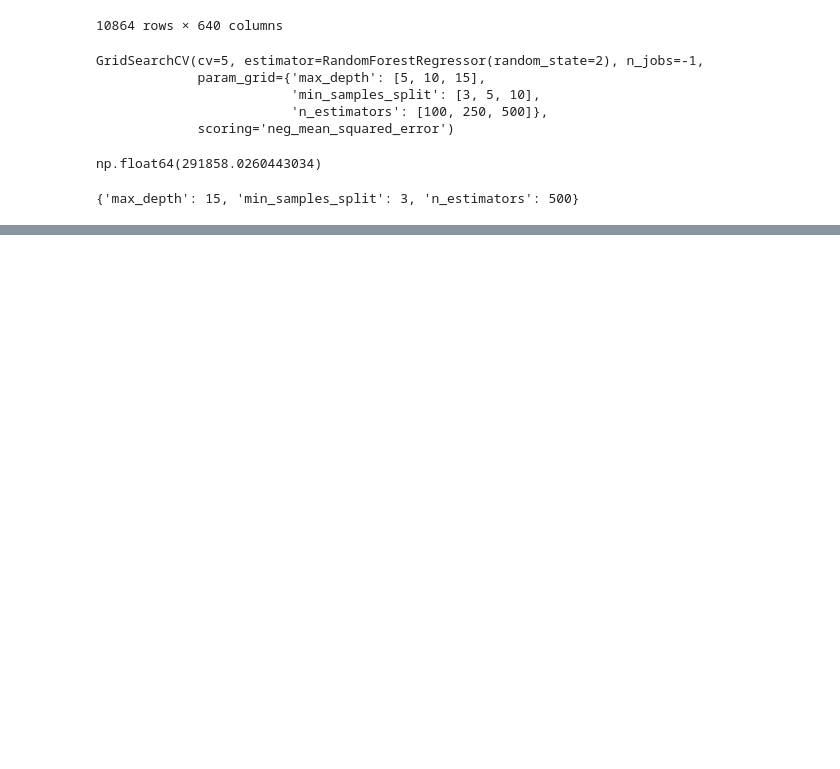
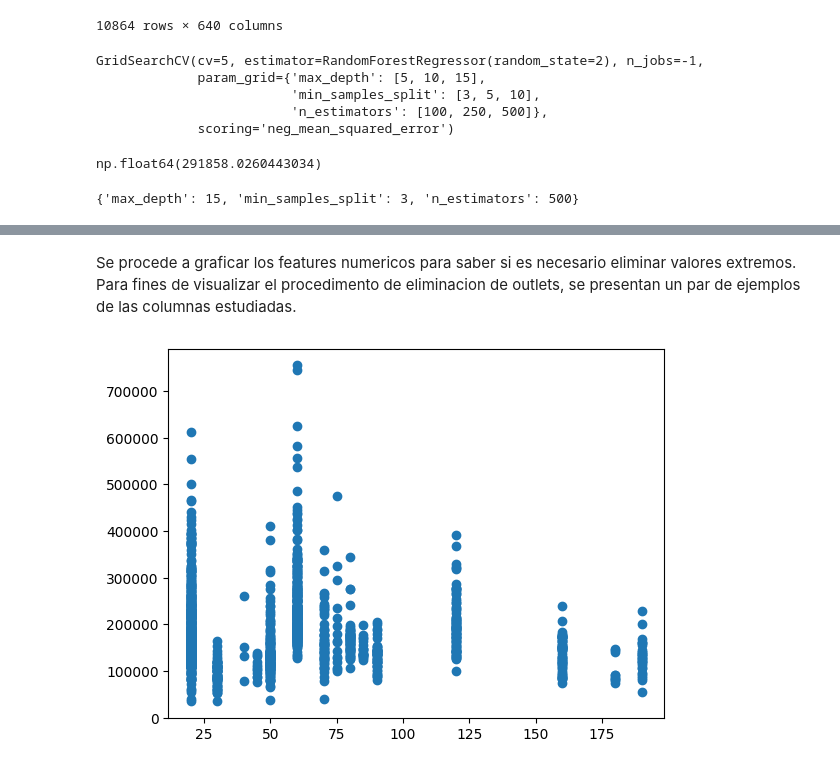
Before and after one commit to Nimbus-commints/Data-Science-Proyectos, a Jupyter notebook: Prediccion de Precios de Casas/Prediccion_Casas.ipynb, the cells around one changed output, grey strips where cells are left out. Saved outputs shown, nothing was run; the diff lists cells and outputs as text; code cells hidden in the pictures; blank space fills up the shorter version.

```diff
--- a/Prediccion de Precios de Casas/Prediccion_Casas.ipynb
+++ b/Prediccion de Precios de Casas/Prediccion_Casas.ipynb
@@ -209,0 +237,3 @@ model_rfr_cv.best_params_
+# %%
+train_data = pd.read_csv('train_secc_2.csv')
+test_data = pd.read_csv('test.csv')
@@ -209,0 +301,8 @@ model_rfr_cv.best_params_
+# %% [markdown]
+Se procede a graficar los features numericos para saber si es necesario eliminar valores extremos.
+Para fines de visualizar el procedimento de eliminacion de outlets, se presentan un par de ejemplos de las columnas estudiadas.
+# %%
+plt.scatter(x='MSSubClass', y='SalePrice',data=train_data)
+plt.show()
+# %% [output]
+[figure, added]
```
Also changed, not shown: parts of 77 cells of this notebook, 3 other files.
